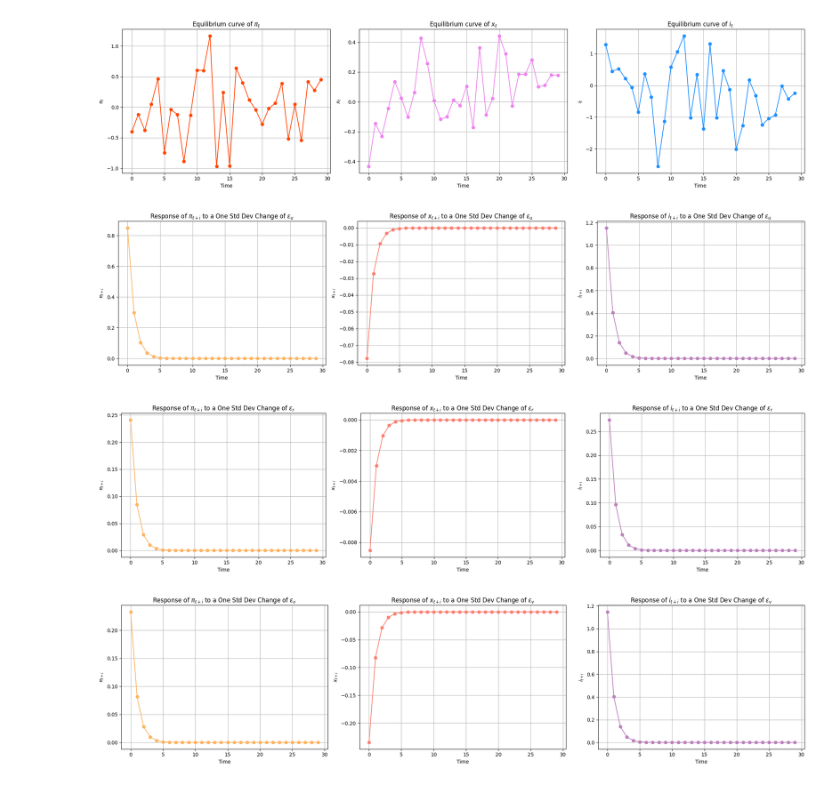
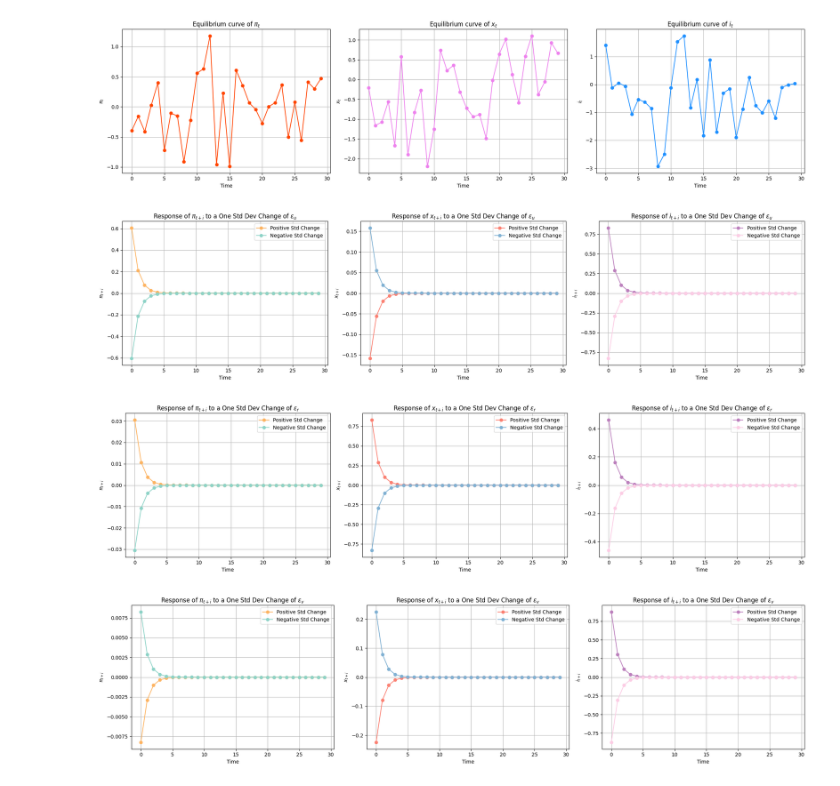
Before and after one commit to yifandill/Monetary_Policy_Model, a Jupyter notebook: src/Q2Q3.ipynb, the cells around one changed output. Cells and saved outputs as stored; diff of their text form; code cells hidden in the pictures.

```diff
--- a/src/Q2Q3.ipynb
+++ b/src/Q2Q3.ipynb
@@ -30,13 +41,13 @@ def get_prev_shock(model, P, T, prev_shock):
 # Q1
 from config import benchmark_dict
 model = MonetaryModel(**benchmark_dict)     # Initialize model
+
 T = 30      # simulate period
 P = model.solve_P()
-init_state = jnp.zeros(3, dtype=jnp.float32)
-series = get_prev_shock(model, P, T, init_state)
+init_shocks = jnp.zeros(3, dtype=jnp.float32)       # set initial shocks to zero
+series = get_simulated_series(model, P, T, init_shocks)     # Simulate path over time
 
-# Plot results
-fig, axes = plt.subplots(1, 3, figsize=(20, 5))
+fig, axes = plt.subplots(1, 3, figsize=(20, 5))     # Plot path
 labels = [r'$\pi_{t}$', r'$x_{t}$', r'$i_{t}$']
 colors = ['orangered', 'violet', 'dodgerblue']
 
@@ -50,11 +61,25 @@ for i in range(3):
 plt.tight_layout()
 plt.show()
 # %% [output]
-[figure, old version]
+[figure, new version]
 # %%
-def get_changed_series(model, P, index, std_change=1.0, periods=30):
-    # One std dev change of different shock at t=0
-    t = 0
+def get_changed_series(model, P, index, std_change=1.0, shock_t=0, periods=30):
+    '''
+    Simulate the path of economic parameters from the model with a specific shock.
+
+    Args:
+        model: The monetary model to simulate.
+        P: The transition matrix.
+        index: The index of the shock to change.
+        std_change: The standard deviation change for the shock.
+        periods: The number of time steps to simulate.
+        shock_t: The time step to apply the shock.
+
+    Returns:
+        A tuple containing the simulated shock series and measurement series.
+    '''
+
+    t = shock_t      # Time step to apply the shock
     T = periods      # Number of periods
 
     shock_index = index
@@ -66,12 +91,11 @@ def get_changed_series(model, P, index, std_change=1.0, periods=30):
     shock_series = []
     measurement_series = []
     init_shock = jnp.zeros(3, dtype=jnp.float32)
-    prev_shocks = get_prev_shock(model, P, T, init_shock)
-    prev_shock = prev_shocks[-1]
+    #series = get_simulated_series(model, P, T, init_shock)
+    prev_shock = init_shock
 
     for t in range(T):
         current_shock = model.transition(prev_shock, shock_override=shocks[t])
-        #current_shock = model.transition(prev_shock, shock_override=shocks[t],rho_r=0.8, rho_u=0.8)
         measurement = model.measurement(P, current_shock)
         shock_series.append(current_shock)
         measurement_series.append(measurement)
@@ -82,37 +106,37 @@ def get_changed_series(model, P, index, std_change=1.0, periods=30):
 
     return shock_series, measurement_series
 # %%
-# q2
+# Q2
 indexs = [0, 1, 2]   # 0 : u, 1 : r, 2 : nu.
 
 for index in indexs:
-    P1 = model.solve_P()
-    shock_series_posi, measurement_series_posi = get_changed_series(model, P1, index, 1.0)
-    #shock_series_nega, measurement_series_nega = get_changed_series(model, P1, index, -1.0)
+    P = model.solve_P()
+    shock_series_posi, measurement_series_posi = get_changed_series(model, P, index, std_change=1.0)
+    shock_series_nega, measurement_series_nega = get_changed_series(model, P, index, std_change=-1.0)
 
-    # Plot results
     fig, axes = plt.subplots(1, 3, figsize=(20, 5))
     labels = [r'$\pi_{t+i}$', r'$x_{t+i}$', r'$i_{t+i}$']
     shocks_name = [r'$ε_{u}$', r'$ε_{r}$', r'$ε_{v}$']
 
     color_name = 'Set3'
     select1 = (0.45,0.3,0.8)
     colors_1 = plt.get_cmap(color_name)(select1)
     select2 = (0.05,0.35,0.60)
     colors_2 = plt.get_cmap(color_name)(select2)
 
     for i in range(3):
         axes[i].plot(range(len(measurement_series_posi)), measurement_series_posi[:, i], marker='o', linestyle='-', color=colors_1[i], label='Positive Std Change')
-        #axes[i].plot(range(len(measurement_series_nega)), measurement_series_nega[:, i], marker='o', linestyle='-', color=colors_2[i] , label='Negative Std Change')
+        axes[i].plot(range(len(measurement_series_nega)), measurement_series_nega[:, i], marker='o', linestyle='-', color=colors_2[i] , label='Negative Std Change')
         axes[i].set_title(f'Response of {labels[i]} to a One Std Dev Change of {shocks_name[index]}')
         axes[i].set_xlabel('Time')
         axes[i].set_ylabel(labels[i])
         axes[i].grid()
+        axes[i].legend(loc='upper right')
 
     plt.tight_layout()
     plt.show()
 # %% [output]
-[figure, old version]
+[figure, new version]
-[figure, old version]
+[figure, new version]
-[figure, old version]
+[figure, new version]
 # %%
```
Also changed, not shown: parts of 5 cells of this notebook.
